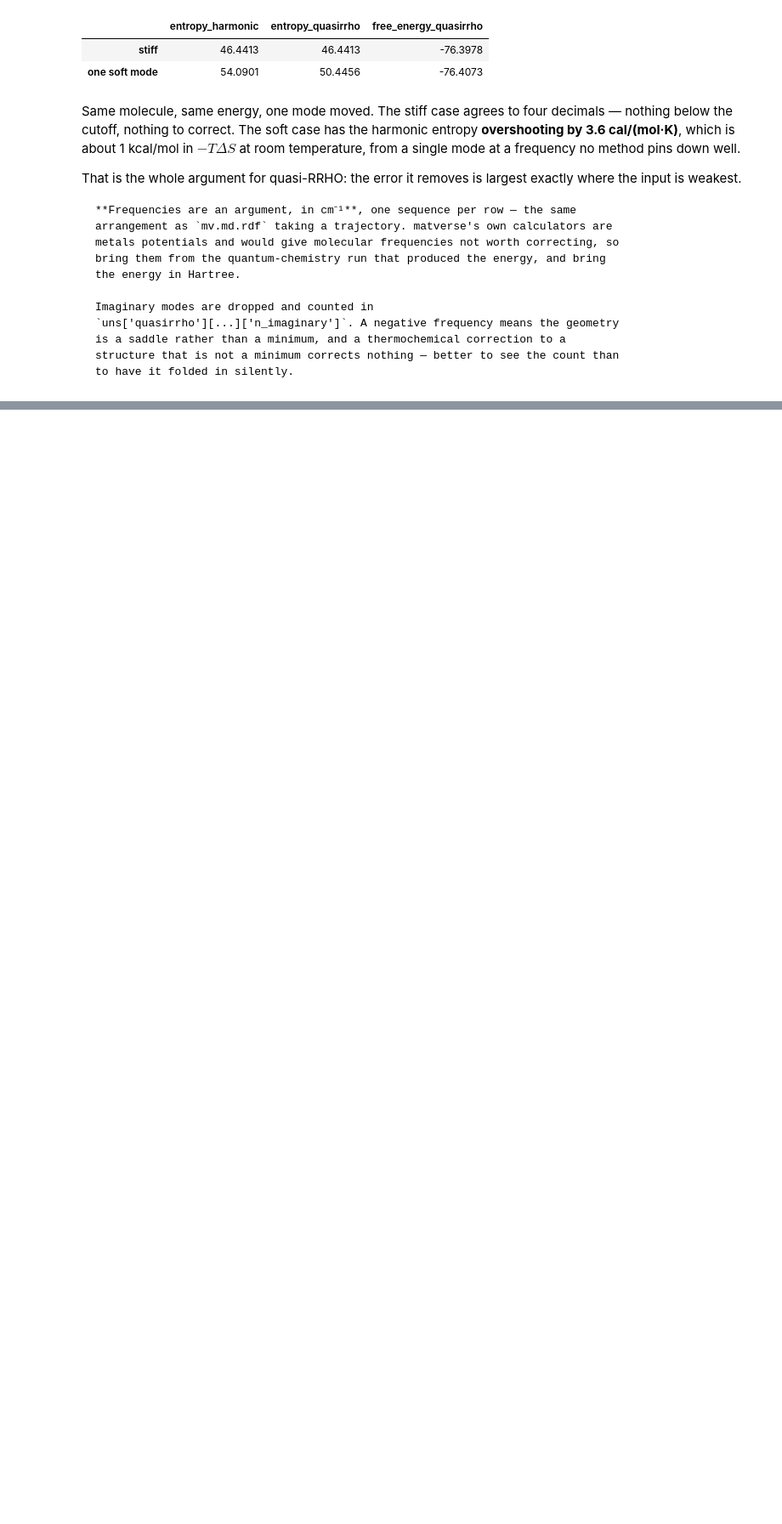
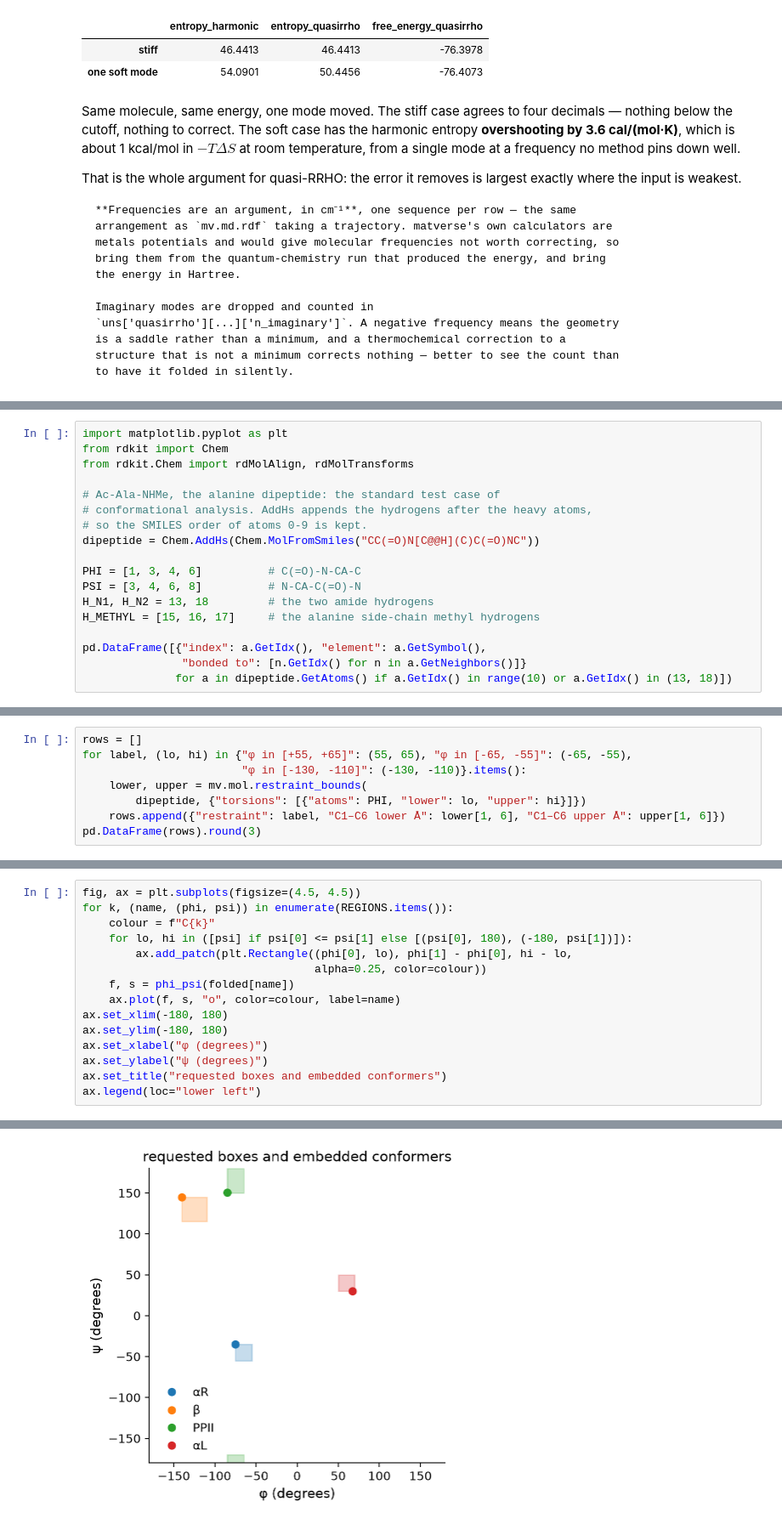
Before and after one commit to omicverse/matverse, a Jupyter notebook: matverse_guide/docs/tutorials/molecules.ipynb, the cells around one changed output, grey strips where cells are left out. Shown at 85% size. Saved outputs shown, nothing was run; the diff lists cells and outputs as text; blank space fills up the shorter version.

```diff
--- a/matverse_guide/docs/tutorials/molecules.ipynb
+++ b/matverse_guide/docs/tutorials/molecules.ipynb
@@ -582,0 +621,18 @@ to have it folded in silently.
+# %%
+import matplotlib.pyplot as plt
+from rdkit import Chem
+from rdkit.Chem import rdMolAlign, rdMolTransforms
+
+# Ac-Ala-NHMe, the alanine dipeptide: the standard test case of
+# conformational analysis. AddHs appends the hydrogens after the heavy atoms,
+# so the SMILES order of atoms 0-9 is kept.
+dipeptide = Chem.AddHs(Chem.MolFromSmiles("CC(=O)N[C@@H](C)C(=O)NC"))
+
+PHI = [1, 3, 4, 6]          # C(=O)-N-CA-C
+PSI = [3, 4, 6, 8]          # N-CA-C(=O)-N
+H_N1, H_N2 = 13, 18         # the two amide hydrogens
+H_METHYL = [15, 16, 17]     # the alanine side-chain methyl hydrogens
+
+pd.DataFrame([{"index": a.GetIdx(), "element": a.GetSymbol(),
+               "bonded to": [n.GetIdx() for n in a.GetNeighbors()]}
+              for a in dipeptide.GetAtoms() if a.GetIdx() in range(10) or a.GetIdx() in (13, 18)])
@@ -582,0 +701,8 @@ to have it folded in silently.
+# %%
+rows = []
+for label, (lo, hi) in {"φ in [+55, +65]": (55, 65), "φ in [-65, -55]": (-65, -55),
+                        "φ in [-130, -110]": (-130, -110)}.items():
+    lower, upper = mv.mol.restraint_bounds(
+        dipeptide, {"torsions": [{"atoms": PHI, "lower": lo, "upper": hi}]})
+    rows.append({"restraint": label, "C1–C6 lower Å": lower[1, 6], "C1–C6 upper Å": upper[1, 6]})
+pd.DataFrame(rows).round(3)
@@ -582,0 +812,16 @@ to have it folded in silently.
+# %%
+fig, ax = plt.subplots(figsize=(4.5, 4.5))
+for k, (name, (phi, psi)) in enumerate(REGIONS.items()):
+    colour = f"C{k}"
+    for lo, hi in ([psi] if psi[0] <= psi[1] else [(psi[0], 180), (-180, psi[1])]):
+        ax.add_patch(plt.Rectangle((phi[0], lo), phi[1] - phi[0], hi - lo,
+                                   alpha=0.25, color=colour))
+    f, s = phi_psi(folded[name])
+    ax.plot(f, s, "o", color=colour, label=name)
+ax.set_xlim(-180, 180)
+ax.set_ylim(-180, 180)
+ax.set_xlabel("φ (degrees)")
+ax.set_ylabel("ψ (degrees)")
+ax.set_title("requested boxes and embedded conformers")
+ax.legend(loc="lower left")
+# %% [output]
@@ -582,0 +829 @@ to have it folded in silently.
+[figure, added]
```
Also changed, not shown: parts of 29 cells of this notebook, 3 other files.
